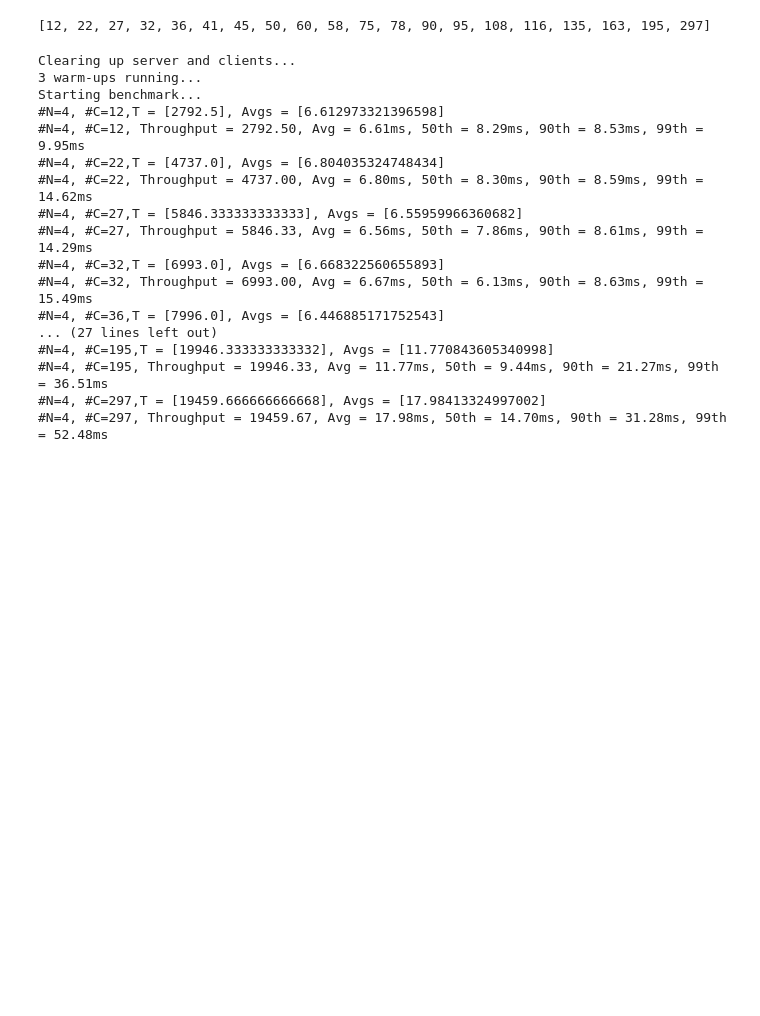
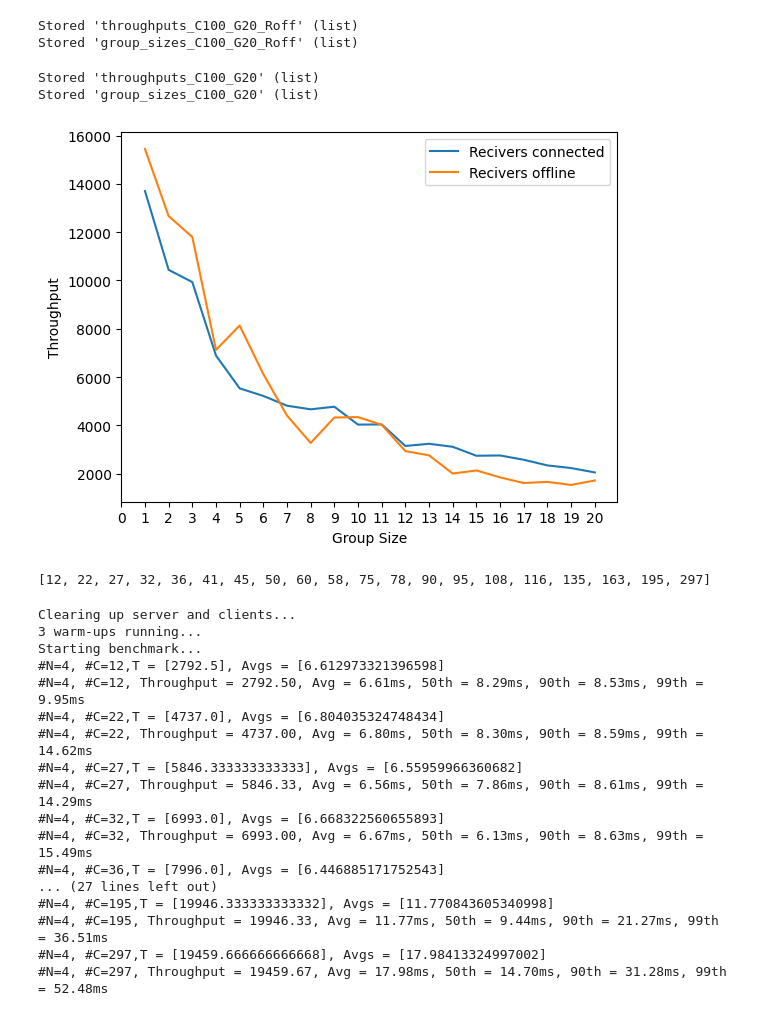
Before and after one commit to princeton-sns/frida, a Jupyter notebook: benchmark_notebook.ipynb, the cells around one changed output. Cells and saved outputs as stored; diff of their text form; code cells hidden in the pictures; blank space fills up the shorter version.

```diff
--- a/benchmark_notebook.ipynb
+++ b/benchmark_notebook.ipynb
@@ -268,0 +295,30 @@ async def run_groupsize_exp_single(num_nodes = 10, duration = 20, keepout = 5, d
+# %%
+throughputs_C100_G20_Roff = throughputs
+group_sizes_C100_G20_Roff = group_sizes
+%store throughputs_C100_G20_Roff
+%store group_sizes_C100_G20_Roff
+write_to_file("throughputs_C100_G20_Roff", throughputs_C100_G20_Roff)
+write_to_file("group_sizes_C100_G20_Roff", group_sizes_C100_G20_Roff)
+# %% [output]
+Stored 'throughputs_C100_G20_Roff' (list)
+Stored 'group_sizes_C100_G20_Roff' (list)
+# %%
+throughputs_C100_G20 = throughputs
+group_sizes_C100_G20 = group_sizes
+%store throughputs_C100_G20
+%store group_sizes_C100_G20
+write_to_file("throughputs_C100_G20", throughputs_C100_G20)
+write_to_file("group_sizes_C100_G20", group_sizes_C100_G20)
+# %% [output]
+Stored 'throughputs_C100_G20' (list)
+Stored 'group_sizes_C100_G20' (list)
+# %%
+plt.plot(group_sizes_C100_G20, throughputs_C100_G20, label="Recivers connected")
+plt.plot(group_sizes_C100_G20_Roff, throughputs_C100_G20_Roff, label="Recivers offline")
+plt.xticks(np.arange(0, 21, step = 1))
+plt.xlabel("Group Size")
+plt.ylabel("Throughput")
+plt.legend()
+plt.show()
+# %% [output]
+[figure, added]
@@ -307,22 +393,22 @@ async def run_latency_exp_single(num_nodes = 10, duration = 20, keepout = 5, dat
         return None, None, None, None, None
 
 #     print("#N={}, #C={}, Throughput = {}, Avg = {}ms, 50th = {}ms, 90th = {}, 99th = {}".format(num_nodes, num_clients, throughput, average_lat, p50_lat, p90_lat, p99_lat))
-# %%
-fine_list = []
-curr = 1000
-step = 1000
-for i, val in enumerate(throughputs_n4_fine_final):
-    if(val > curr):
-        num_prev = num_clients_n4_fine_final[i-1]
-        num_this = num_clients_n4_fine_final[i]
-        val_prev = throughputs_n4_fine_final[i-1]
-        # interpolation
-        fine_list.append(int(num_prev + (curr - val_prev) / (val - val_prev) * (num_this - num_prev)))
-#         print(val)
-        curr+=step
-print(fine_list)
-# %% [output]
-[12, 22, 27, 32, 36, 41, 45, 50, 60, 58, 75, 78, 90, 95, 108, 116, 135, 163, 195, 297]
+# %%
+fine_list = []
+curr = 1000
+step = 1000
+for i, val in enumerate(throughputs_n4_fine_final):
+    if(val > curr):
+        num_prev = num_clients_n4_fine_final[i-1]
+        num_this = num_clients_n4_fine_final[i]
+        val_prev = throughputs_n4_fine_final[i-1]
+        # interpolation
+        fine_list.append(int(num_prev + (curr - val_prev) / (val - val_prev) * (num_this - num_prev)))
+#         print(val)
+        curr+=step
+print(fine_list)
+# %% [output]
+[12, 22, 27, 32, 36, 41, 45, 50, 60, 58, 75, 78, 90, 95, 108, 116, 135, 163, 195, 297]
 # %%
 num_list = fine_list
 num_nodes = 4
```
Also changed, not shown: parts of 13 cells of this notebook, 2 other files.
